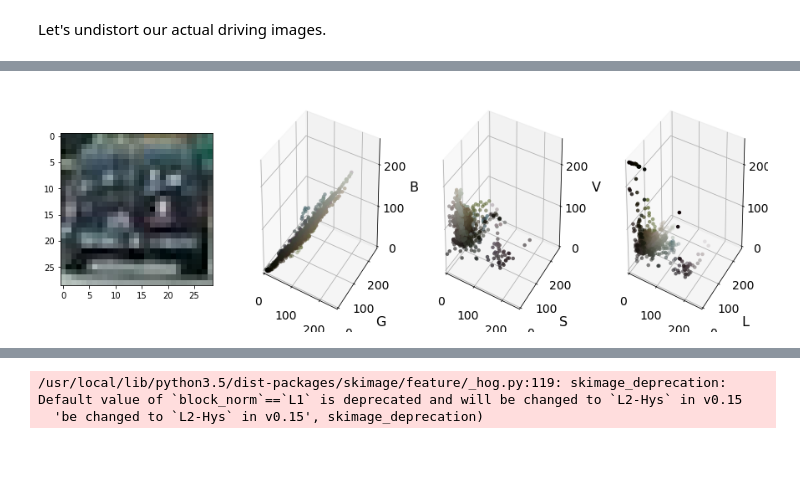
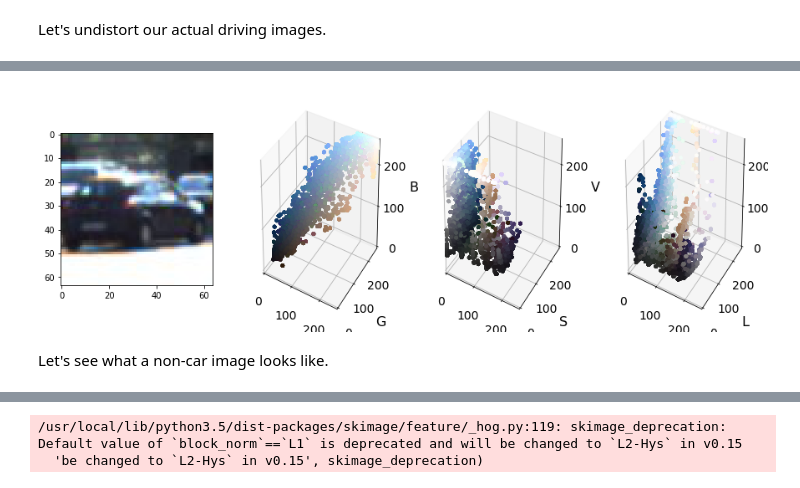
Before and after one commit to fqaiser94/CarND-Vehicle-Detection, a Jupyter notebook: Vehicle_detection.ipynb, the cells around one changed output, grey strips where cells are left out. Cells and saved outputs as stored; diff of their text form; code cells hidden in the pictures; blank space fills up the shorter version.

```diff
--- a/Vehicle_detection.ipynb
+++ b/Vehicle_detection.ipynb
@@ -385,22 +526,0 @@ def find_matches(img, template_list):
-# %%
-image = load_image('bbox-example-image.jpg')
-# image = cv2.imread('temp-matching-example-2.jpg')
-
-img_dir = 'car_not_car_images/'
-
-templist = ['car1.jpg',
-            'car2.jpg',
-            'car3.jpg',
-            'car4.jpg',
-            'car5.jpg',
-            'car6.jpg'
-           ]
-
-templist = list(
-    map(lambda name: img_dir + name,
-        templist))
-
-bboxes = find_matches(image, templist)
-result = draw_boxes(image, bboxes)
-
-plt.imshow(result)
@@ -576,53 +738,52 @@ def plot3d(
 # %%
-image = load_image(
-    templist[4]
-)
-
 # Select a small fraction of pixels to plot by subsampling it
 scale = max(
-    image.shape[0],
-    image.shape[1],
+    cars[1].shape[0],
+    cars[1].shape[1],
     64) / 64  # at most 64 rows and columns
 
 img_small = cv2.resize(
-    image,
+    cars[1],
     (np.int(image.shape[1] / scale), np.int(image.shape[0] / scale)),
     interpolation=cv2.INTER_NEAREST
 )
 
 # Convert subsampled image to desired color space(s)
 # OpenCV uses BGR, matplotlib likes RGB
-img_small_RGB = cv2.cvtColor(img_small, cv2.COLOR_BGR2RGB)
+# img_small_RGB = cv2.cvtColor(img_small, cv2.COLOR_BGR2RGB)
+img_small_RGB = img_small
 img_small_HSV = cv2.cvtColor(img_small, cv2.COLOR_BGR2HSV)
 img_small_HLS = cv2.cvtColor(img_small, cv2.COLOR_BGR2HLS)
 
 img_small_rgb = img_small_RGB / 255.  # scaled to [0, 1], only for plotting
 
 # Plot and show
 fig = plt.figure(figsize=(15,5))
 
-ax1 = fig.add_subplot(1, 4, 1)
-ax1 = plt.imshow(image)
+ax = fig.add_subplot(1, 4, 1)
+plt.imshow(cars[1])
 
 ax = fig.add_subplot(1, 4, 2, projection='3d')
 ax = plot3d(
     pixels = img_small_RGB,
     colors_rgb = img_small_rgb,
     axis_labels=list("RGB")
 )
 
 ax = fig.add_subplot(1, 4, 3, projection='3d')
 ax = plot3d(
     pixels = img_small_HSV,
     colors_rgb = img_small_rgb,
     axis_labels=list("HSV")
 )
 
 ax = fig.add_subplot(1, 4, 4, projection='3d')
 ax = plot3d(
     pixels = img_small_HLS,
     colors_rgb = img_small_rgb,
     axis_labels=list("HLS")
 )
 # %% [output]
-[figure, old version]
+[figure, new version]
+# %% [markdown]
+Let's see what a non-car image looks like.
```
Also changed, not shown: parts of 60 cells of this notebook, 10 other files.
